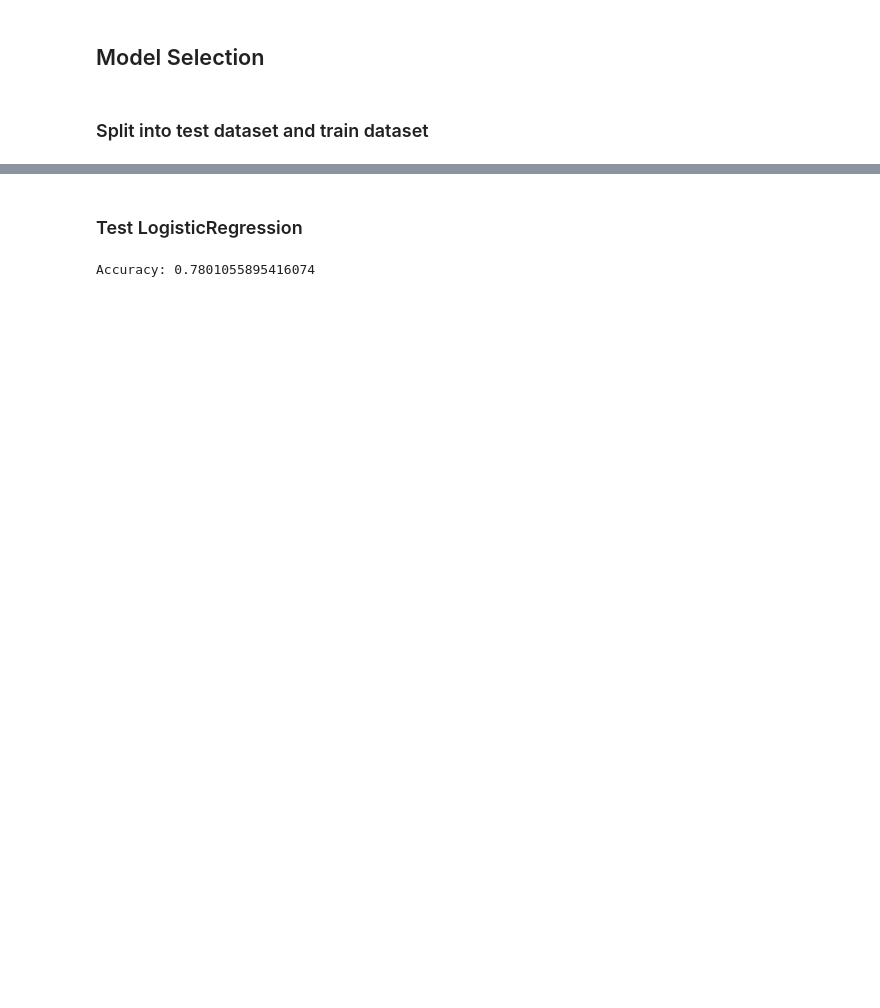
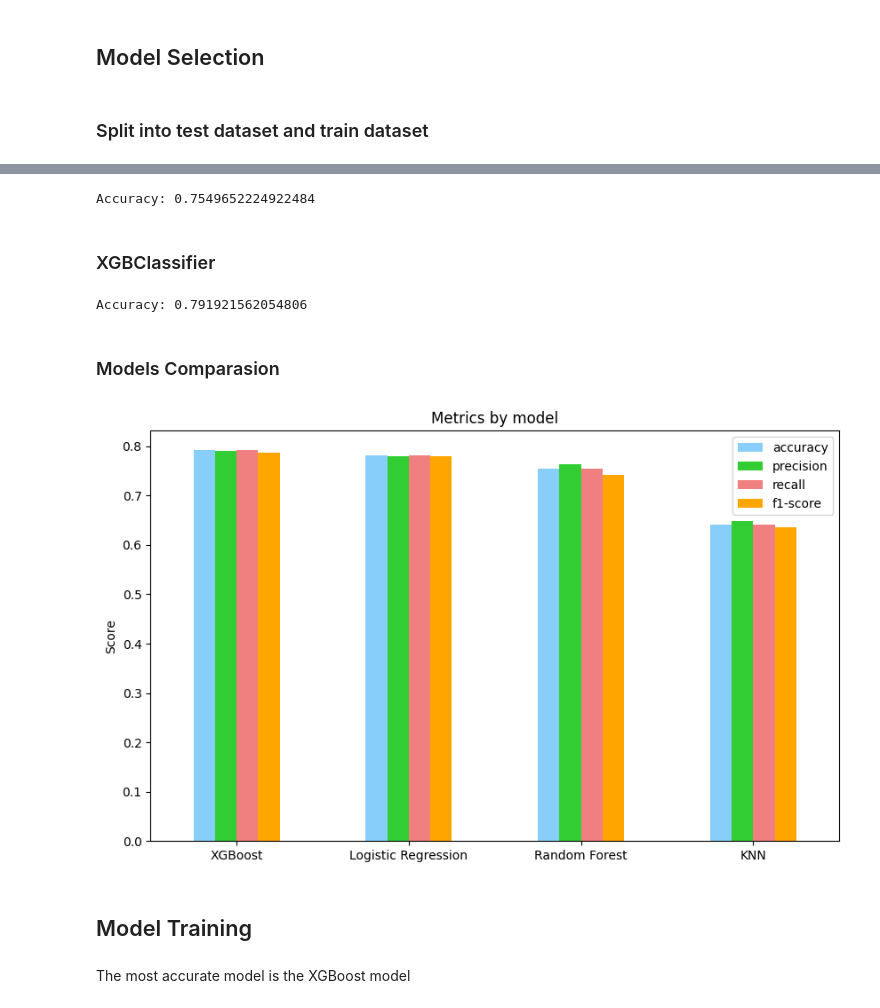
Before and after one commit to Saregom/ProjectDataScience, a Jupyter notebook: src/project_notebook.ipynb, the cells around one changed output, grey strips where cells are left out. Saved outputs shown, nothing was run; the diff lists cells and outputs as text; code cells hidden in the pictures; blank space fills up the shorter version.

```diff
--- a/src/project_notebook.ipynb
+++ b/src/project_notebook.ipynb
@@ -243,15 +317,61 @@ Accuracy: 0.745411883013492
-# %% [markdown]
-### Test LogisticRegression
 # %%
-from sklearn.linear_model import LogisticRegression
-from sklearn.model_selection import cross_val_score
+model = RandomForestClassifier()
 
-model2 = make_pipeline(TfidfVectorizer(sublinear_tf=True), LogisticRegression())
+model.fit(X_train, Y_train)
 
-model2.fit(X_train, Y_train)
+y_hat_rfc = model.predict(X_test)
 
-Y_hat_rf = model2.predict(X_test)
-accuracy = accuracy_score(Y_test, Y_hat_rf)
+accuracy = accuracy_score(Y_test, y_hat_rfc)
 print("Accuracy:", accuracy)
 # %% [output]
-Accuracy: 0.7801055895416074
+Accuracy: 0.7549652224922484
+# %% [markdown]
+### XGBClassifier
+# %%
+model = xgb.XGBClassifier()
+
+model.fit(X_train, Y_train)
+
+y_hat_xgb = model.predict(X_test)
+
+accuracy = accuracy_score(Y_test, y_hat_xgb)
+print("Accuracy:", accuracy)
+# %% [output]
+Accuracy: 0.791921562054806
+# %% [markdown]
+### Models Comparasion
+# %%
+metrics = {
+    'accuracy': [accuracy_score(Y_test, y_hat_xgb),
+                 accuracy_score(Y_test, y_hat_lr),
+                 accuracy_score(Y_test, y_hat_rfc),
+                 accuracy_score(Y_test, y_hat_knn)],
+    'precision': [precision_score(Y_test, y_hat_xgb, average='weighted'),
+                  precision_score(Y_test, y_hat_lr, average='weighted'),
+                  precision_score(Y_test, y_hat_rfc, average='weighted'),
+                  precision_score(Y_test, y_hat_knn, average='weighted')],
+    'recall': [recall_score(Y_test, y_hat_xgb, average='weighted'),
+               recall_score(Y_test, y_hat_lr, average='weighted'),
+               recall_score(Y_test, y_hat_rfc, average='weighted'),
+               recall_score(Y_test, y_hat_knn, average='weighted')],
+    'f1-score': [f1_score(Y_test, y_hat_xgb, average='weighted'),
+                 f1_score(Y_test, y_hat_lr, average='weighted'),
+                 f1_score(Y_test, y_hat_rfc, average='weighted'),
+                 f1_score(Y_test, y_hat_knn, average='weighted')]
+}
+
+# Crear un data frame para las métricas
+metrics_df = pd.DataFrame(metrics, index=['XGBoost', 'Logistic Regression', 'Random Forest', 'KNN'])
+
+# Plotear las métricas
+metrics_df.plot(kind='bar', figsize=(10, 6), color=['lightskyblue', 'limegreen', 'lightcoral', 'orange'])
+plt.title('Metrics by model')
+plt.ylabel('Score')
+plt.xticks(rotation=0)
+plt.show()
+# %% [output]
+[figure, added]
+# %% [markdown]
+## Model Training
+# %% [markdown]
+The most accurate model is the XGBoost model
```
Also changed, not shown: parts of 46 cells of this notebook, 1 other file.
